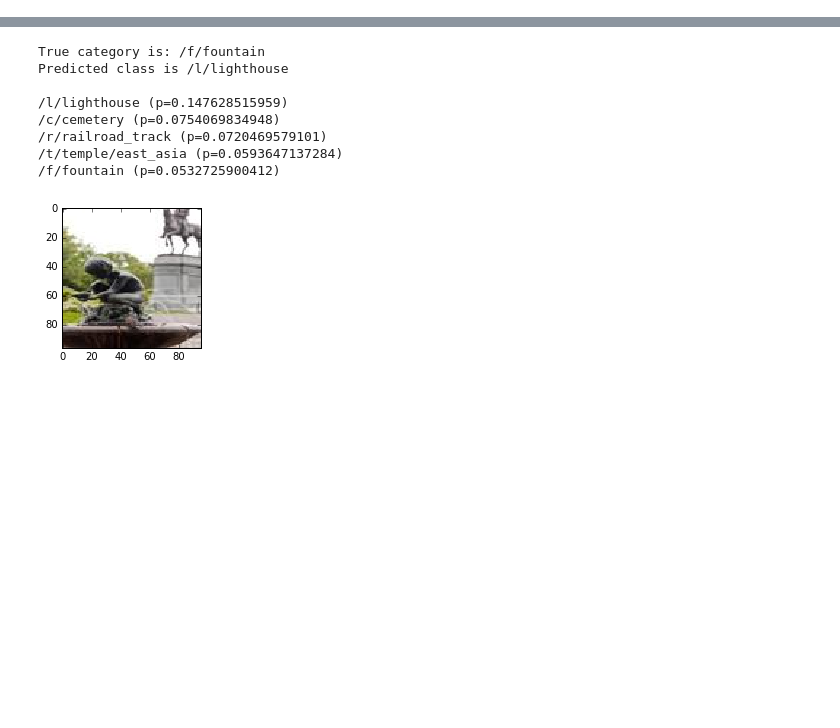
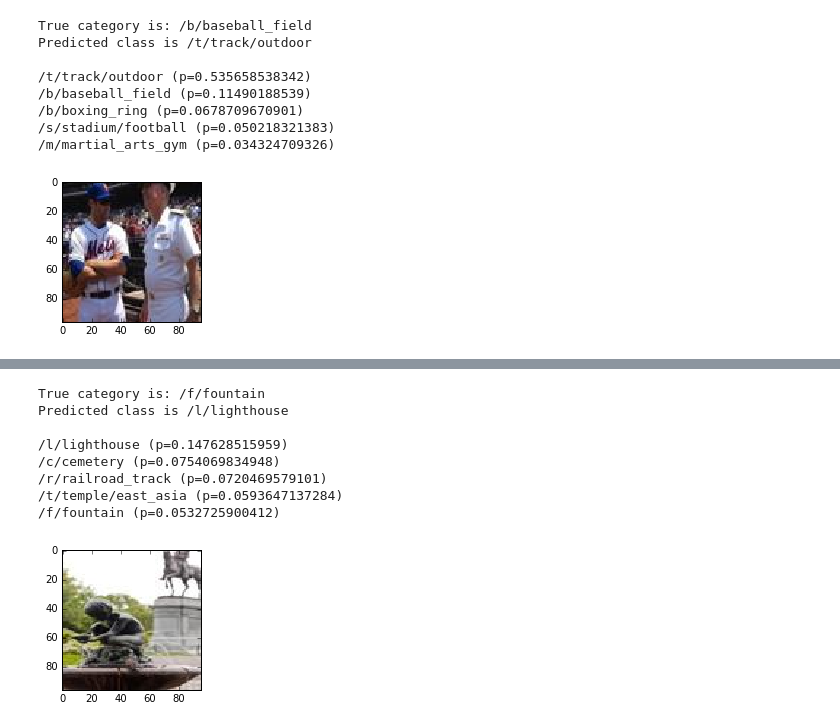
Before and after one commit to jhamrick/CS280MiniPlaces, a Jupyter notebook: Analysis.ipynb, the cells around one changed output, grey strips where cells are left out. Cells and saved outputs as stored; diff of their text form; code cells hidden in the pictures; blank space fills up the shorter version.

Commit message:
Fix figures

```diff
--- a/Analysis.ipynb
+++ b/Analysis.ipynb
@@ -56 +56,14 @@ Predicted class is /r/rainforest
+# %%
+predict(211)
+plt.savefig("writeup/figures/baseball-field.png")
+# %% [output]
+True category is: /b/baseball_field
+Predicted class is /t/track/outdoor
+
+/t/track/outdoor (p=0.535658538342)
+/b/baseball_field (p=0.11490188539)
+/b/boxing_ring (p=0.0678709670901)
+/s/stadium/football (p=0.050218321383)
+/m/martial_arts_gym (p=0.034324709326)
+[figure, added]
 # %%
```
Also changed, not shown: parts of 3 cells of this notebook, 5 other files.
